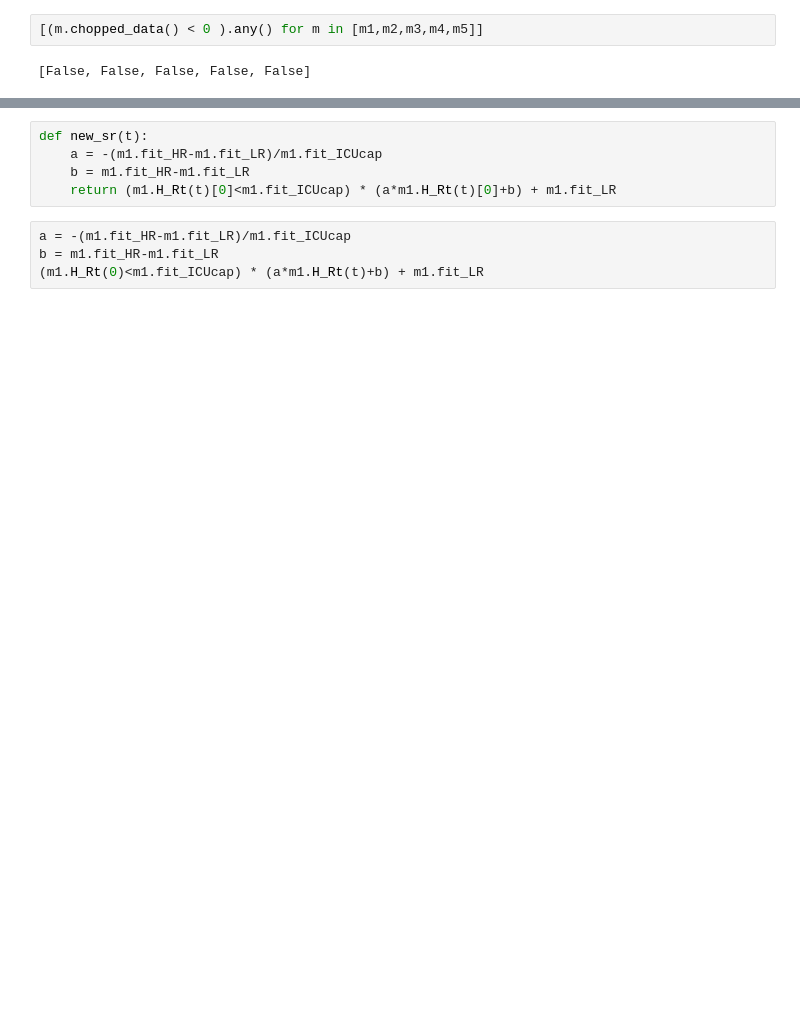
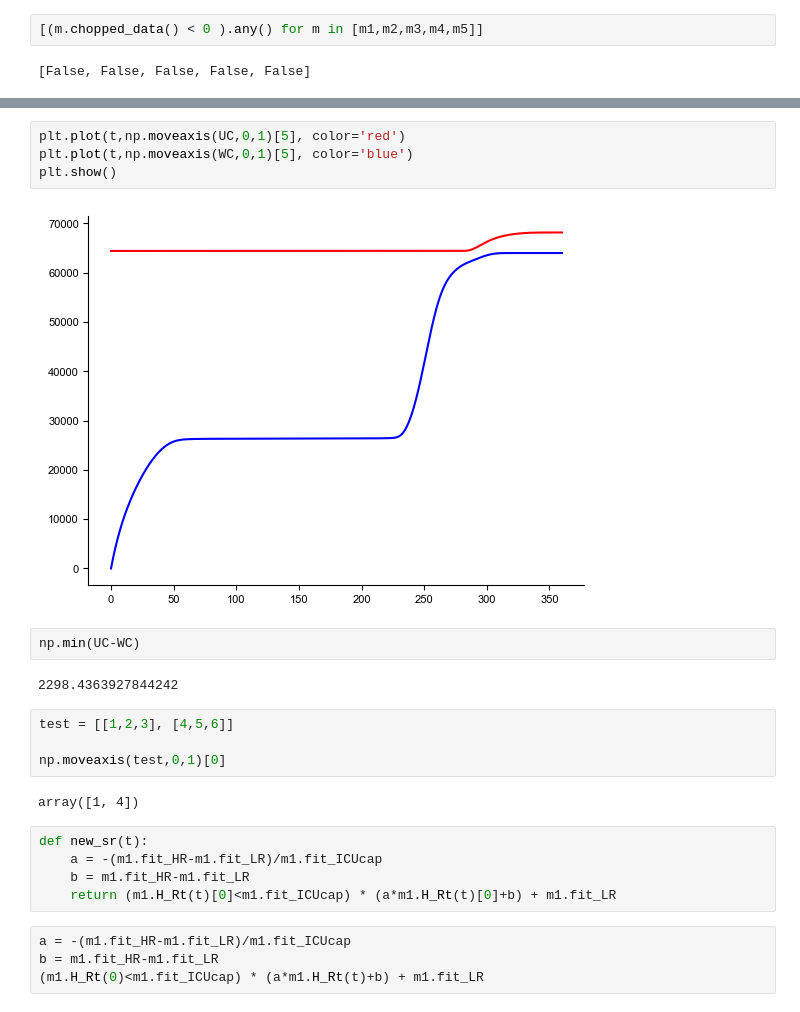
Before and after one commit to Priesemann-Group/covid19_winter_dilemma, a Jupyter notebook: notebooks/extended_fig2.ipynb, the cells around one changed output, grey strips where cells are left out. Saved outputs shown, nothing was run; the diff lists cells and outputs as text; blank space fills up the shorter version.

```diff
--- a/notebooks/extended_fig2.ipynb
+++ b/notebooks/extended_fig2.ipynb
@@ -137,3 +139,19 @@ array([[0.00150573, 0.00146443, 0.00150926, ..., 0.        , 0.        ,
+# %%
+plt.plot(t,np.moveaxis(UC,0,1)[5], color='red')
+plt.plot(t,np.moveaxis(WC,0,1)[5], color='blue')
+plt.show()
+# %% [output]
+[figure, added]
+# %%
+np.min(UC-WC)
+# %% [output]
+2298.4363927844242
+# %%
+test = [[1,2,3], [4,5,6]]
+
+np.moveaxis(test,0,1)[0]
+# %% [output]
+array([1, 4])
 # %%
 def new_sr(t):
     a = -(m1.fit_HR-m1.fit_LR)/m1.fit_ICUcap
```
Also changed, not shown: parts of 23 cells of this notebook, 2 other files.
